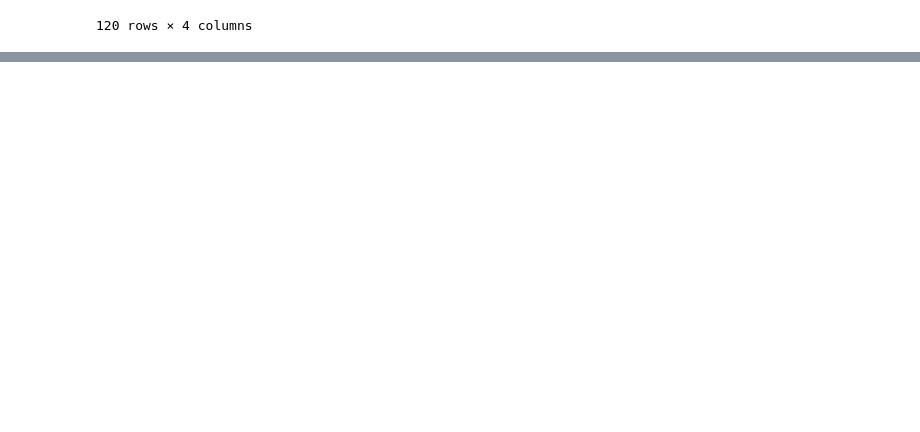
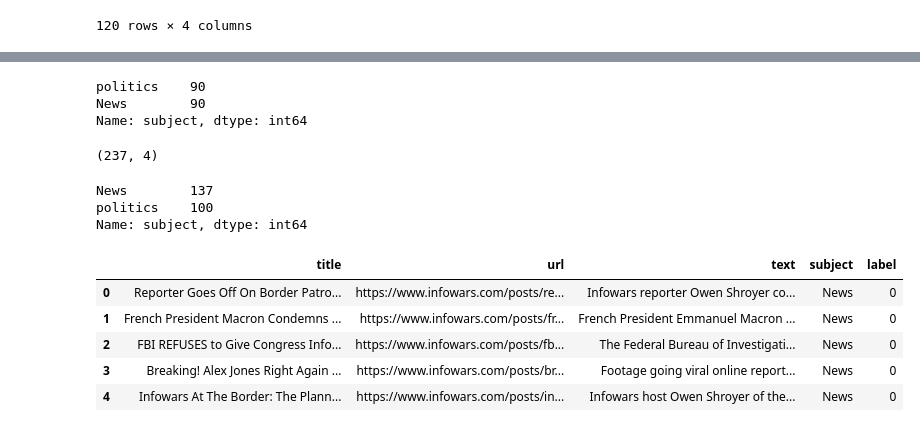
Before and after one commit to chuannarongvat/anlp_at2, a Jupyter notebook: news_api.ipynb, the cells around one changed output, grey strips where cells are left out. Cells and saved outputs as stored; diff of their text form; code cells hidden in the pictures; blank space fills up the shorter version.

```diff
--- a/news_api.ipynb
+++ b/news_api.ipynb
@@ -147,2 +298,0 @@ r = session.get(url)
-# %%
-articles = r.html.find('article')
@@ -488,0 +420,54 @@ test_news_df.to_csv('test_news_df.csv')
+# %%
+url = "https://empirenews.net/category/world/"
+subject = 'News'
+
+for page in range(1, 10):
+    page_url = f'{url}page/{page}/'
+    response = requests.get(page_url)
+    soup = BeautifulSoup(response.content, "html.parser")
+    news_titles = soup.find_all("h1", {'class': 'entry-title'})
+
+    for title in news_titles:
+        news_link = title.find('a')['href']
+        title = title.text.strip()
+
+        response = requests.get(news_link)
+        soup = BeautifulSoup(response.content, "html.parser")
+        article_text = ""
+        article = soup.find("div", class_="entry-content").find_all("p")[1:]
+        article_text = "\n".join([p.get_text() for p in article])
+        article_text = article_text.split('\n', 1)[1]
+
+        empire_news_df = empire_news_df.append({'title': title,
+                                                'url': news_link,
+                                                'text': article_text,
+                                                'subject': subject}, ignore_index=True)
+# %%
+empire_news_df['subject'].value_counts()
+# %% [output]
+politics    90
+News        90
+Name: subject, dtype: int64
+# %%
+fake_news = pd.concat([infowars_news_df, empire_news_df], axis=0)
+# %%
+fake_news.shape
+# %% [output]
+(237, 4)
+# %%
+fake_news['subject'].value_counts()
+# %% [output]
+News        137
+politics    100
+Name: subject, dtype: int64
+# %%
+fake_news['label'] = 0
+# %%
+fake_news.head()
+# %% [output]
+|  | title | url | text | subject | label |
+| 0 | Reporter Goes Off On Border Patro... | https://www.infowars.com/posts/re... | Infowars reporter Owen Shroyer co... | News | 0 |
+| 1 | French President Macron Condemns ... | https://www.infowars.com/posts/fr... | French President Emmanuel Macron ... | News | 0 |
+| 2 | FBI REFUSES to Give Congress Info... | https://www.infowars.com/posts/fb... | The Federal Bureau of Investigati... | News | 0 |
+| 3 | Breaking! Alex Jones Right Again ... | https://www.infowars.com/posts/br... | Footage going viral online report... | News | 0 |
+| 4 | Infowars At The Border: The Plann... | https://www.infowars.com/posts/in... | Infowars host Owen Shroyer of the... | News | 0 |
```
Also changed, not shown: parts of 88 cells of this notebook, 6 other files.
